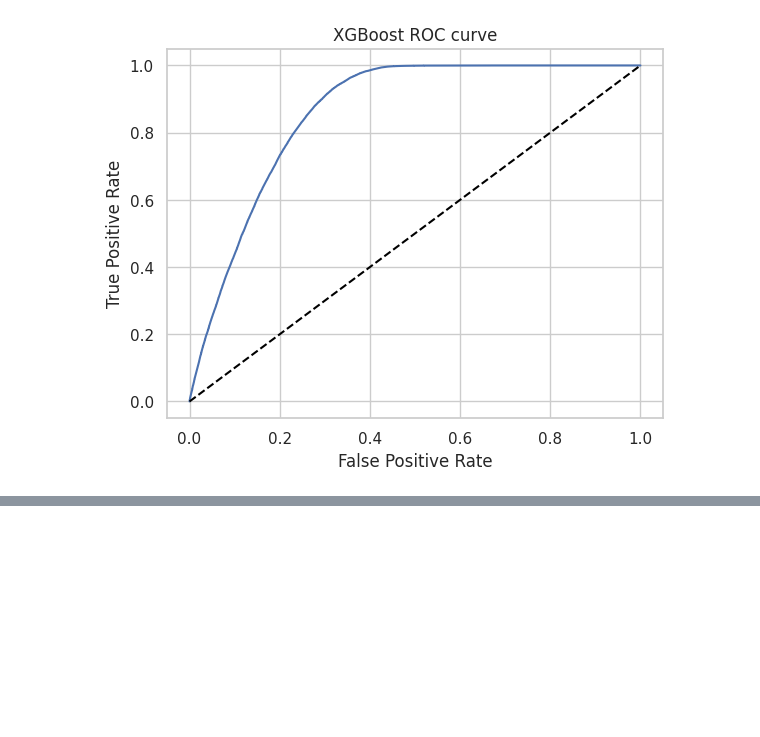
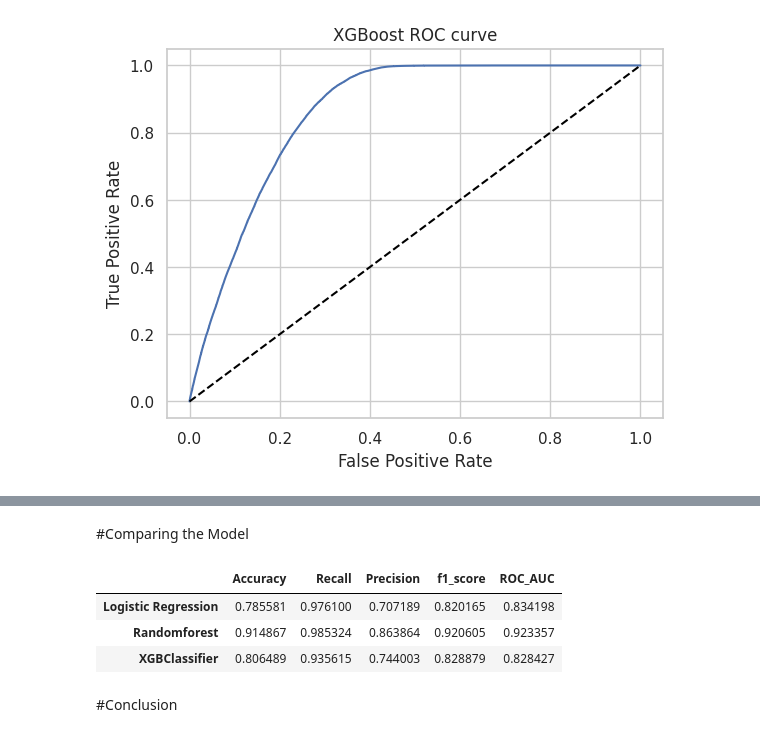
Before and after one commit to istekhar1543/health-insurance-cross-sell-prediction, a Jupyter notebook: health_insurance_cross_sell_prediction.ipynb, the cells around one changed output, grey strips where cells are left out. Saved outputs shown, nothing was run; the diff lists cells and outputs as text; code cells hidden in the pictures; blank space fills up the shorter version.

```diff
--- a/health_insurance_cross_sell_prediction.ipynb
+++ b/health_insurance_cross_sell_prediction.ipynb
@@ -626,0 +651,14 @@ plt.show()
+# %% [markdown]
+#Comparing  the Model
+# %%
+com= ['Logistic Regression','Randomforest','XGBClassifier']
+data={'Accuracy':[A_lgt,A_rf,A_XG],'Recall':[r_lgt,r_rf, r_XG],'Precision':[p_lgt, p_rf, p_XG], 'f1_score':[f1_lgt, f1_rf, f1_XG],'ROC_AUC':[acu_lgt, acu_rf, acu_XG]}
+result=pd.DataFrame(data=data, index=com)
+result
+# %% [output]
+|  | Accuracy | Recall | Precision | f1_score | ROC_AUC |
+| Logistic Regression | 0.785581 | 0.976100 | 0.707189 | 0.820165 | 0.834198 |
+| Randomforest | 0.914867 | 0.985324 | 0.863864 | 0.920605 | 0.923357 |
+| XGBClassifier | 0.806489 | 0.935615 | 0.744003 | 0.828879 | 0.828427 |
+# %% [markdown]
+#Conclusion
```
Also changed, not shown: parts of 9 cells of this notebook.
